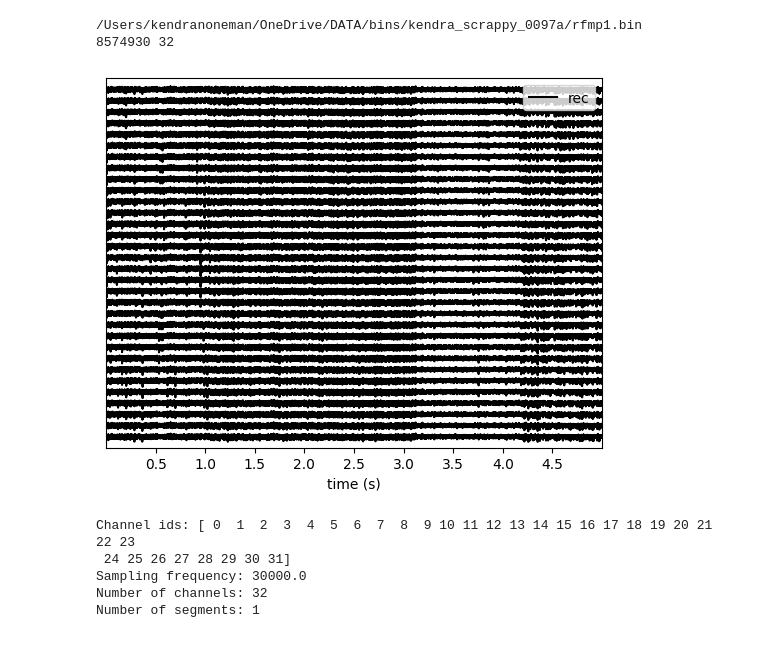
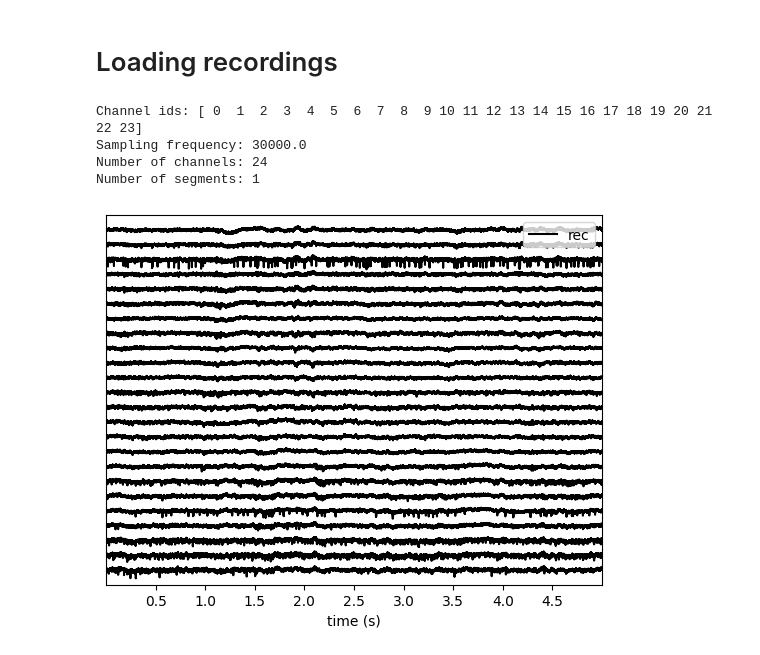
Before and after one commit to mayolabvision/Kilosort4, a Jupyter notebook: SpikeInterface.ipynb, the cells around one changed output. Cells and saved outputs as stored; diff of their text form; code cells hidden in the pictures.

```diff
--- a/SpikeInterface.ipynb
+++ b/SpikeInterface.ipynb
@@ -21,53 +161,32 @@ si.set_global_job_kwargs(**global_job_kwargs)
+# %% [markdown]
+# Loading recordings
 # %%
-data_folder = Path("/Users/kendranoneman/OneDrive/DATA/bins/kendra_scrappy_0097a")
-bin_files = sorted(
-    [file for file in data_folder.glob("*.bin") if 'fstm' not in file.name])
+bin_path = Path("/Volumes/home/DATA/kendra_scrappy_0097a/kendra_scrappy_0097a.bin")
 
 # Define recording parameters
 sampling_frequency = 30000.0  # Adjust according to your MATLAB dataset
-num_channels = 32  # Adjust according to your MATLAB dataset
-dtype = "float64"  # MATLAB's double corresponds to Python's float64
+num_channels = 24  # Adjust according to your MATLAB dataset
+dtype = "int16"  # MATLAB's double corresponds to Python's float64
 
 # make sure to use the appropriate paths for adapting to your own pipeline
 # adapt the extractor for your desired file format as well
-list_of_recordings = []
-for file_path in bin_files:
-    print(file_path)
-    list_of_recordings.append(si.read_binary(file_paths=file_path, sampling_frequency=sampling_frequency,
-                           num_channels=num_channels, dtype=dtype))
-recording = si.concatenate_recordings(list_of_recordings)
+recording = si.read_binary(file_paths=bin_path, sampling_frequency=sampling_frequency,
+                           num_channels=num_channels, dtype=dtype)
 
-# Confirm that the data was loaded correctly by comparing the data shapes and see they match the MATLAB data
-print(recording.get_num_frames(), recording.get_num_channels())
+channel_ids = recording.get_channel_ids()
+fs = recording.get_sampling_frequency()
+num_chan = recording.get_num_channels()
+num_seg = recording.get_num_segments()
 
-# Define the output path for the concatenated binary file
-output_bin_file = data_folder / "concat.bin"
+print("Channel ids:", channel_ids)
+print("Sampling frequency:", fs)
+print("Number of channels:", num_chan)
+print("Number of segments:", num_seg)
 
-# Save the concatenated recording as a binary .bin file
-si.core.write_binary_recording(recording=recording,
-                               file_paths=output_bin_file,
-                               dtype=dtype,
-                               progress_bar=True)
+w_ts = sw.plot_traces(recording, time_range=(0, 5))
 # %% [output]
-/Users/kendranoneman/OneDrive/DATA/bins/kendra_scrappy_0097a/rfmp1.bin
-8574930 32
+Channel ids: [ 0  1  2  3  4  5  6  7  8  9 10 11 12 13 14 15 16 17 18 19 20 21 22 23]
+Sampling frequency: 30000.0
+Number of channels: 24
+Number of segments: 1
+[figure, added]
-# %%
-w_ts = sw.plot_traces(recording, time_range=(0, 5))
-# %% [output]
-[figure, removed]
-# %%
-channel_ids = recording.get_channel_ids()
-fs = recording.get_sampling_frequency()
-num_chan = recording.get_num_channels()
-num_seg = recording.get_num_segments()
-
-print("Channel ids:", channel_ids)
-print("Sampling frequency:", fs)
-print("Number of channels:", num_chan)
-print("Number of segments:", num_seg)
-# %% [output]
-Channel ids: [ 0  1  2  3  4  5  6  7  8  9 10 11 12 13 14 15 16 17 18 19 20 21 22 23
- 24 25 26 27 28 29 30 31]
-Sampling frequency: 30000.0
-Number of channels: 32
-Number of segments: 1
```
Also changed, not shown: parts of 15 cells of this notebook.
